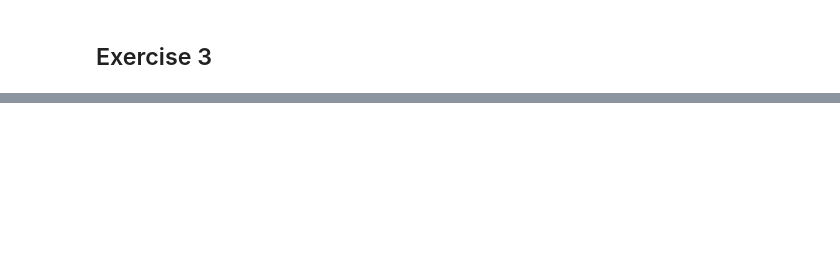
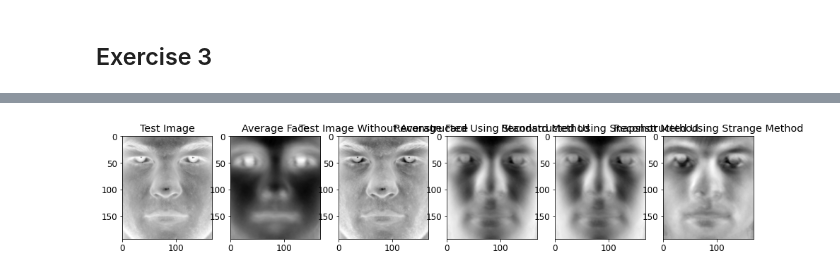
Before and after one commit to stochasticallyconverging/datadrivenengineering, a Jupyter notebook: svd.ipynb, the cells around one changed output, grey strips where cells are left out. Drawn from its saved outputs; the diff is of its cells as text; code cells hidden in the pictures; blank space fills up the shorter version.

```diff
--- a/svd.ipynb
+++ b/svd.ipynb
@@ -43,0 +87,23 @@ plt.imshow(np.reshape(faces[:,np.sum(nfaces[0])], (m, n)).T)
+# %%
+testFace = faces[:, np.sum(nfaces[:36])]
+testFaceMS = testFace - avgFace
+reconFace_std = Ust[:, :10] @ Ust[:, :10].T @ testFaceMS
+reconFace_snap = U[:, :10] @ U[:, :10].T @ testFaceMS
+reconFace_strange = U_strange[:, :10] @ U_strange[:, :10].T @ testFaceMS
+# %%
+fig, ax = plt.subplots(nrows=1, ncols=6)
+ax[0].imshow(1 - np.reshape(testFace, (m, n)).T, cmap="gray")
+ax[0].set_title("Test Image")
+ax[1].imshow(1 - np.reshape(avgFace, (m, n)).T, cmap="gray")
+ax[1].set_title("Average Face")
+ax[2].imshow(1 - np.reshape(testFaceMS, (m, n)).T, cmap="gray")
+ax[2].set_title("Test Image Without Average Face")
+ax[3].imshow(1 - np.reshape(reconFace_std, (m,n)).T, cmap="gray")
+ax[3].set_title("Reconstructed Using Standard Method")
+ax[4].imshow(1 - np.reshape(reconFace_snap, (m, n)).T, cmap="gray")
+ax[4].set_title("Reconstructed Using Snapshot Method")
+ax[5].imshow(1 - np.reshape(reconFace_strange, (m, n)).T, cmap="gray")
+ax[5].set_title("Reconstructed Using Strange Method")
+plt.show()
+# %% [output]
+[figure, added]
```
Also changed, not shown: parts of 15 cells of this notebook, 1 other file.
